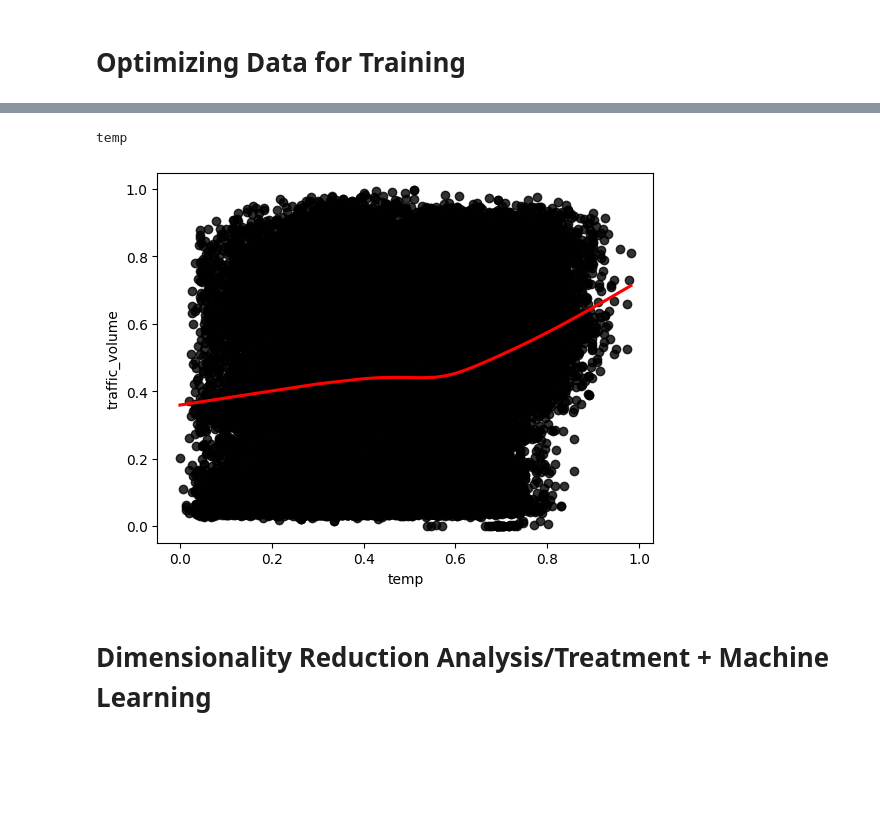
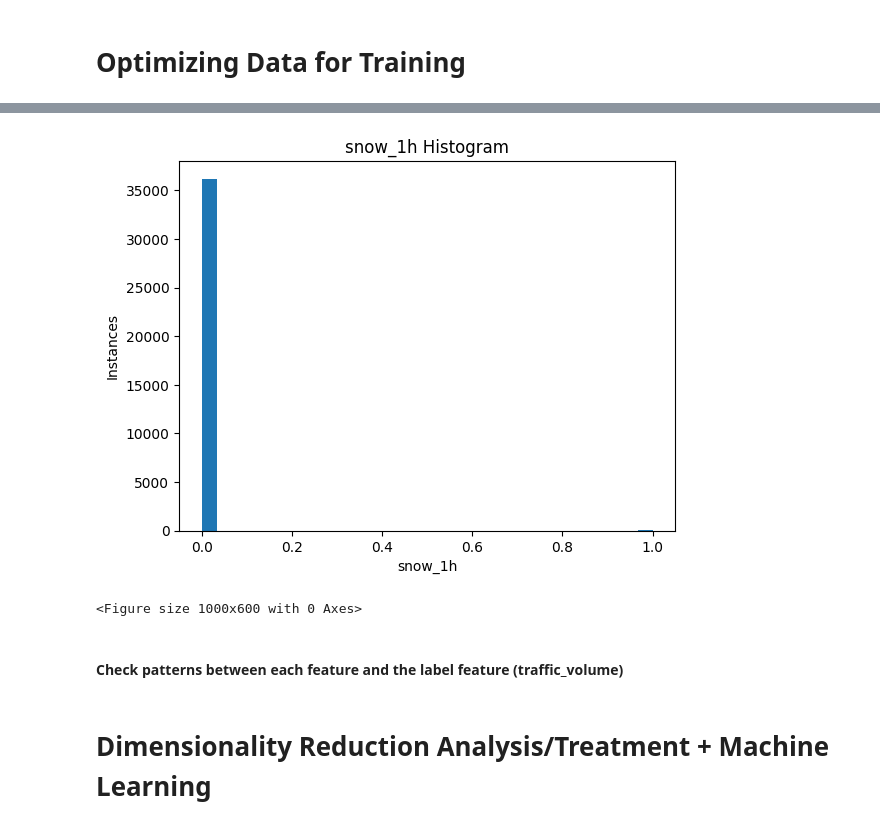
Before and after one commit to Supersamk13/Machine-Learning-and-Data-Science, a Jupyter notebook: Data_Science_and_Machine_Learning_Project_Interstate_Traffic.ipynb, the cells around one changed output, grey strips where cells are left out. Drawn from its saved outputs; the diff is of its cells as text; code cells hidden in the pictures; blank space fills up the shorter version.

```diff
--- a/Data_Science_and_Machine_Learning_Project_Interstate_Traffic.ipynb
+++ b/Data_Science_and_Machine_Learning_Project_Interstate_Traffic.ipynb
@@ -1288,0 +1259,4 @@ test.drop('holiday', axis=1, inplace=True)
+# %%
+# Tranforming snow_1h into binary feature
+train['snow_1h']=train['snow_1h'].apply(lambda x: 1 if x>0 else x)
+test['snow_1h']=test['snow_1h'].apply(lambda x: 1 if x>0 else x)
@@ -1289,14 +1276,29 @@ test.drop('holiday', axis=1, inplace=True)
+# %%
+# Histogram
+plt.hist(train['snow_1h'], bins=30)
+
+# Labels
+plt.xlabel('snow_1h')
+plt.ylabel('Instances')
+plt.title('snow_1h Histogram')
+
+# Manipulate figure size
+plt.figure(figsize=(10,6))
+
+# Show plot
+plt.show()
+# %% [output]
+[figure, added]
+<Figure size 1000x600 with 0 Axes>
+# %% [markdown]
+#### Check patterns between each feature and the label feature (traffic_volume)
 # %%
-# I analyzed the patterns for each column with regards to traffic_volume
-# To show for each column would take a long time, so I am only plotting the linear regression plots of x on y for the first column
-for (columnName, columnData) in train.iloc[:, :1].items():
-  print(columnName)
-  plt.figure()
-  sns.regplot(x=columnData, y=train['traffic_volume'], data='train', scatter_kws={'color':'black'}, line_kws={'color': 'red'}, lowess=True)
-  plt.show()
+# # I analyzed the patterns for each column with regards to traffic_volume
+# # To show for each column would take a long time, so I am only plotting the linear regression plots of x on y for the first column
+# for (columnName, columnData) in train.iloc[:, :1].items():
+#   plt.figure()
+#   sns.regplot(x=columnData, y=train['traffic_volume'], data='train', scatter_kws={'color':'black'}, line_kws={'color': 'red'}, lowess=True)
+#   plt.show()
-# %% [output]
-temp
-[figure, removed]
 # %% [markdown]
 # Dimensionality Reduction Analysis/Treatment + Machine Learning
 # %% [markdown]
```
Also changed, not shown: parts of 57 cells of this notebook.
